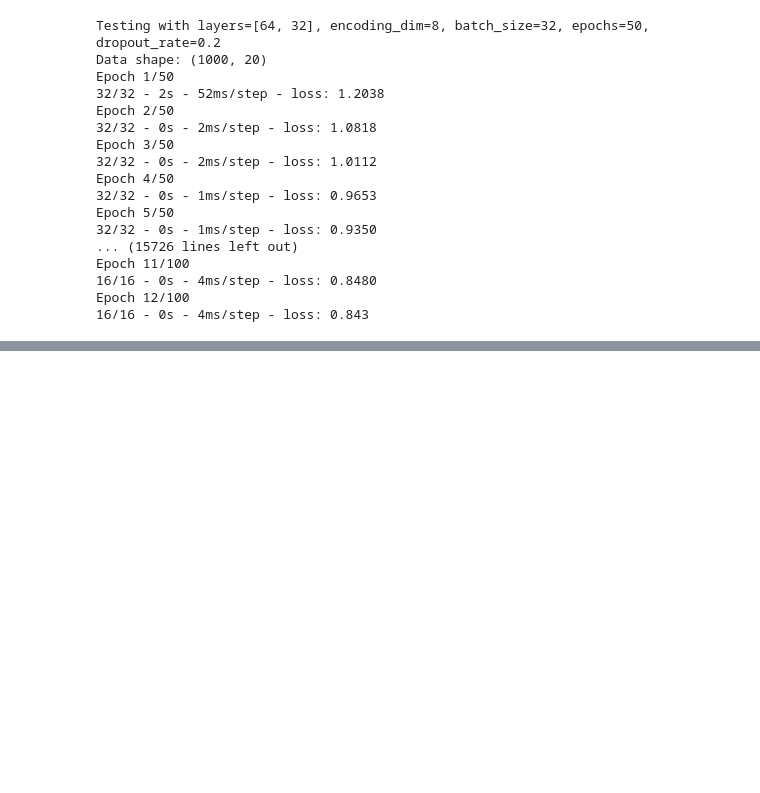
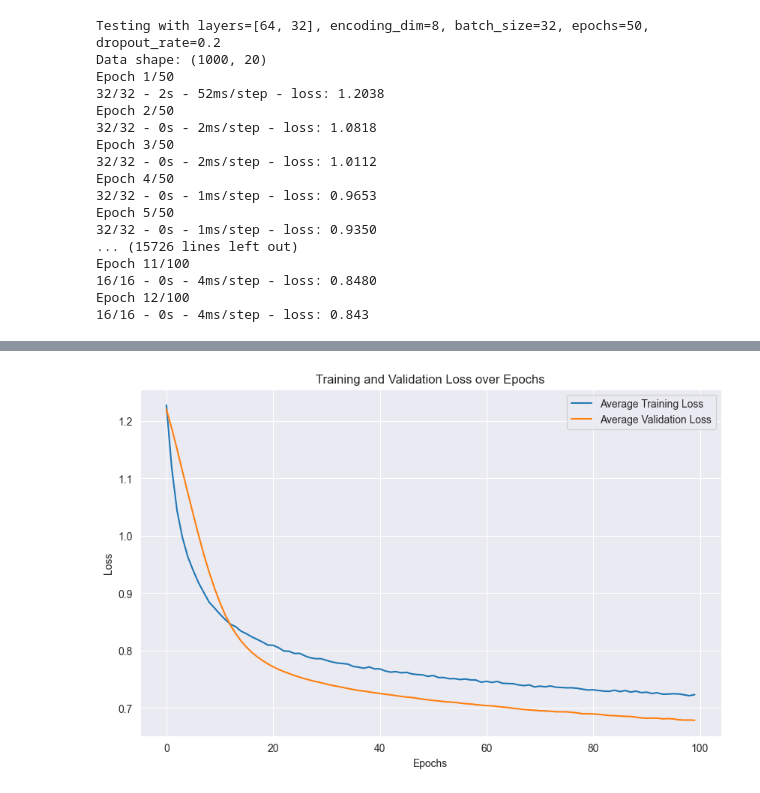
Before and after one commit to codegithubka/Deep-Autoencoder-Company-Segmentation, a Jupyter notebook: encoded_clustering.ipynb, the cells around one changed output, grey strips where cells are left out. Saved outputs shown, nothing was run; the diff lists cells and outputs as text; code cells hidden in the pictures; blank space fills up the shorter version.

```diff
--- a/encoded_clustering.ipynb
+++ b/encoded_clustering.ipynb
@@ -153,14 +179,3 @@ def evaluate_clustering(data, labels):
     silhouette_avg = silhouette_score(data, labels)
     davies_bouldin = davies_bouldin_score(data, labels)
     return silhouette_avg, davies_bouldin
-# %%
-def find_optimal_clusters(data, clustering_func, cluster_range):
-    best_score = -1
-    best_n_clusters = 0
-    for n_clusters in cluster_range:
-        labels = clustering_func(data, n_clusters)
-        silhouette_avg = silhouette_score(data, labels)
-        if silhouette_avg > best_score:
-            best_score = silhouette_avg
-            best_n_clusters = n_clusters
-    return best_n_clusters
@@ -283,6 +338,7 @@ train_data, test_data = train_test_split(df_scaled, test_size=0.2, random_state=
 # %%
 def train_multiple_autoencoders(num_autoencoders, input_dim, best_params, data):
     autoencoders = []
+    histories = []
     for _ in range(num_autoencoders):
         autoencoder = create_autoencoder(
             input_dim=input_dim,
@@ -290,9 +346,23 @@ def train_multiple_autoencoders(num_autoencoders, input_dim, best_params, data):
             layer_sizes=best_params['layer_sizes'],
             dropout_rate=best_params['dropout_rate']
         )
-        train_autoencoder(autoencoder, data, epochs=best_params['epochs'], batch_size=best_params['batch_size'])
+        history = train_autoencoder(autoencoder, data, data, epochs=best_params['epochs'], batch_size=best_params['batch_size'])
         autoencoders.append(autoencoder)
-    return autoencoders
+        histories.append(history)
+    return autoencoders, histories
+# %%
+def plot_training_history(histories):
+    avg_train_loss = np.mean([h[0] for h in histories], axis=0)
+    avg_val_loss = np.mean([h[1] for h in histories], axis=0)
+
+    plt.figure(figsize=(10, 6))
+    plt.plot(avg_train_loss, label='Average Training Loss')
+    plt.plot(avg_val_loss, label='Average Validation Loss')
+    plt.xlabel('Epochs')
+    plt.ylabel('Loss')
+    plt.title('Training and Validation Loss over Epochs')
+    plt.legend()
+    plt.show()
 # %%
 def ensemble_encoding(autoencoders, data):
     encoded_representations = [get_encoded_data(autoencoder, data) for autoencoder in autoencoders]
@@ -330,0 +419,2 @@ KeyError: "None of [Index([160, 161, 162, 163, 164, 165, 166, 167, 168, 169,\n
+# %%
+final_autoencoders, final_histories = train_multiple_autoencoders(3, input_dim, best_params, train_data)
@@ -330,0 +439,5 @@ KeyError: "None of [Index([160, 161, 162, 163, 164, 165, 166, 167, 168, 169,\n
+# %%
+# Plot the training history for the final autoencoders
+plot_training_history(final_histories)
+# %% [output]
+[figure, added]
```
Also changed, not shown: parts of 34 cells of this notebook, 2 other files.
